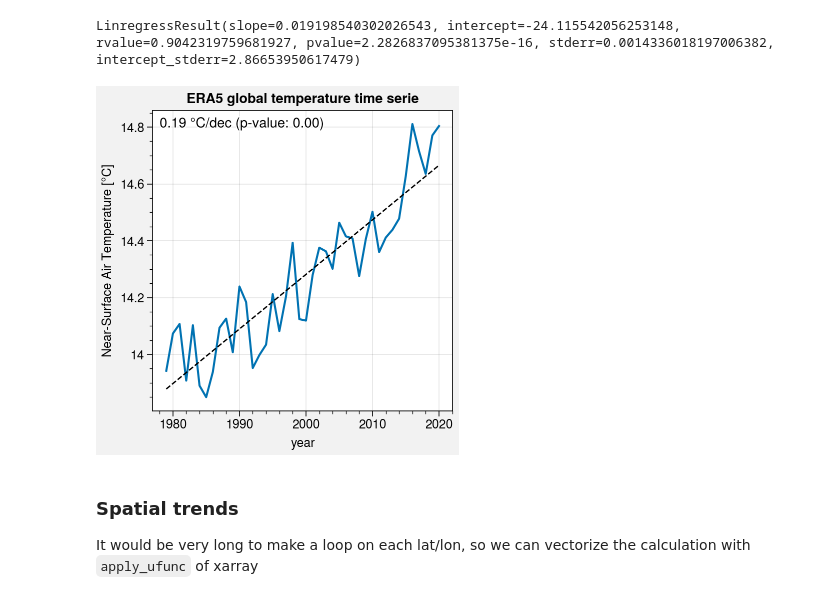
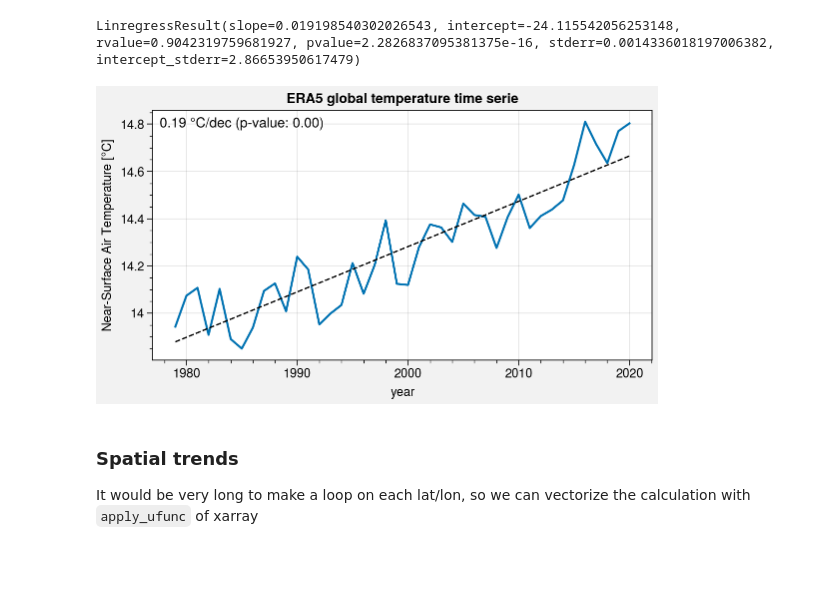
Before and after one commit to mickaellalande/ERCA, a Jupyter notebook: 02_ERA5.ipynb, the cells around one changed output. Drawn from its saved outputs; the diff is of its cells as text; code cells hidden in the pictures; blank space fills up the shorter version.

```diff
--- a/02_ERA5.ipynb
+++ b/02_ERA5.ipynb
@@ -384,29 +384,29 @@ reg
 # %% [output]
 LinregressResult(slope=0.019198540302026543, intercept=-24.115542056253148, rvalue=0.9042319759681927, pvalue=2.2826837095381375e-16, stderr=0.0014336018197006382, intercept_stderr=2.86653950617479)
 # %%
-fig, axs = plot.subplots(axwidth=3)
+fig, axs = plot.subplots(axwidth=5, aspect=2)
 
 x = ts['time.year']
 
 # Plot time serie
 axs[0].plot(x, ts)
 
 # Plot regression
 y = reg.slope*x + reg.intercept
 axs[0].plot(x, y, color='k', linewidth=1, linestyle='--')
 
 # Show regression
 axs[0].format(
     ultitle='{:.2f} °C/dec (p-value: {:.2f})'.format(reg.slope*10, reg.pvalue)
 )
 
 axs.format(
     xlabel='year',
     ylabel='Near-Surface Air Temperature [°C]',
     suptitle='ERA5 global temperature time serie'
 )
 # %% [output]
-[figure, old version]
+[figure, new version]
 # %% [markdown]
 ### Spatial trends
 It would be very long to make a loop on each lat/lon, so we can vectorize the calculation with `apply_ufunc` of xarray
```
Also changed, not shown: parts of 8 cells of this notebook, 4 other files.
